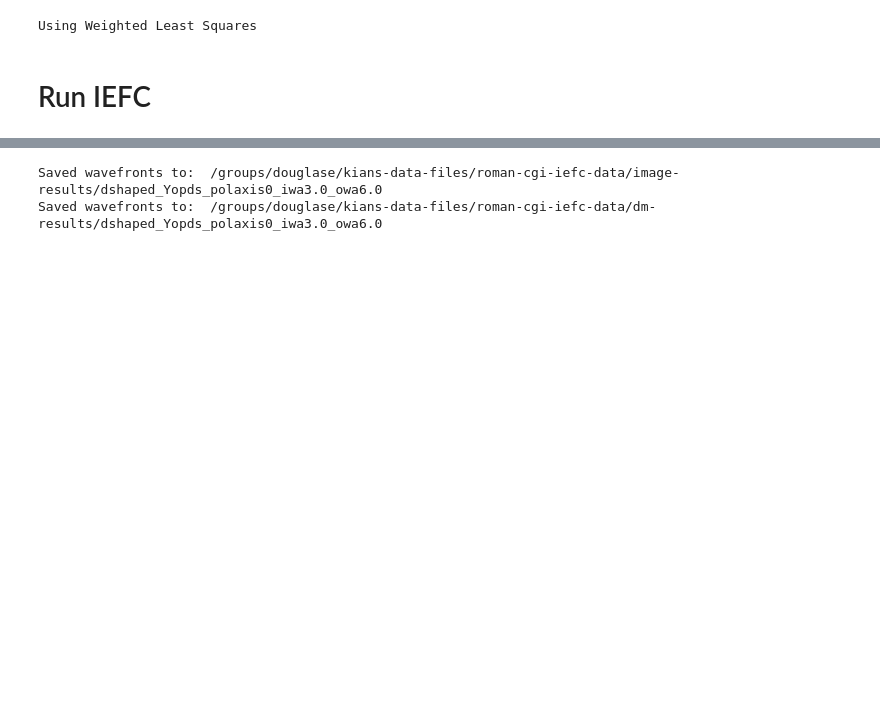
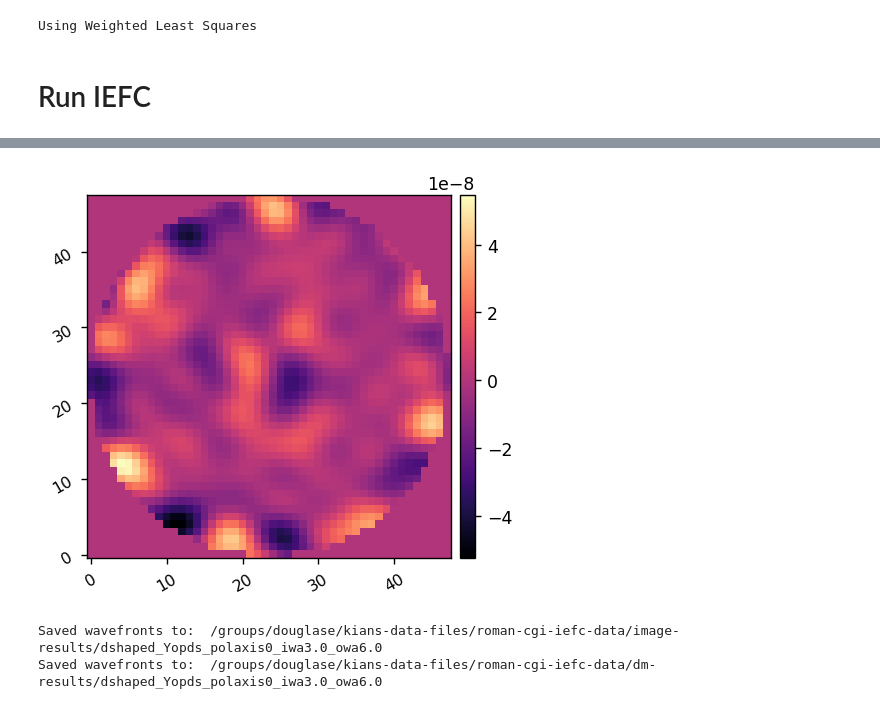
Before and after one commit to kian1377/roman-cgi-iefc, a Jupyter notebook: iefc_2dm_annular_hlc.ipynb, the cells around one changed output, grey strips where cells are left out. Drawn from its saved outputs; the diff is of its cells as text; code cells hidden in the pictures; blank space fills up the shorter version.

```diff
--- a/iefc_2dm_annular_hlc.ipynb
+++ b/iefc_2dm_annular_hlc.ipynb
@@ -236,4 +223,10 @@ PSF calculated in 0.348s
 ... (9 outputs left out)
+# %%
+dm1 = hlc.get_dm1()
+
+misc.myimshow(dm1-dm1_flat)
+# %% [output]
+[figure, added]
 # %%
 iefcu.save_pickle(data_dir/'image-results'/fname, images)
 iefcu.save_pickle(data_dir/'dm-results'/fname, dm_commands)
```
Also changed, not shown: parts of 8 cells of this notebook, 7 other files.
